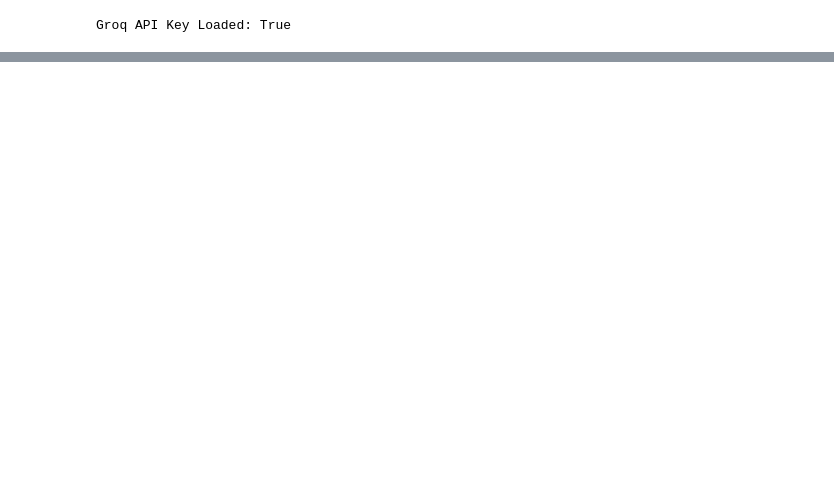
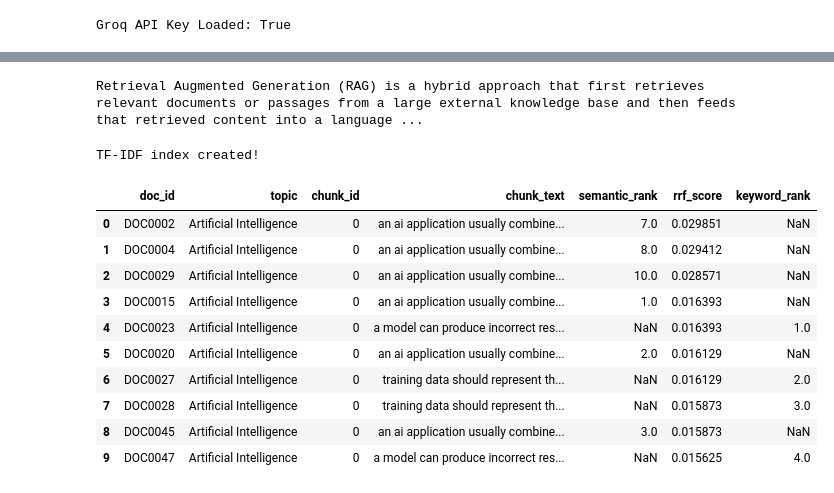
Before and after one commit to shaikyusufvali/LLM--Deeplearning, a Jupyter notebook: notebooks/01_LLM_Basics.ipynb, the cells around one changed output, grey strips where cells are left out. Saved outputs shown, nothing was run; the diff lists cells and outputs as text; code cells hidden in the pictures; blank space fills up the shorter version.

```diff
--- a/notebooks/01_LLM_Basics.ipynb
+++ b/notebooks/01_LLM_Basics.ipynb
@@ -2031,0 +2760,8 @@ The system searches a database of historical documents and pulls out a few key p
+# %%
+test_response = generate_llm_response(
+    "Explain Retrieval Augmented Generation in 3 sentences."
+)
+
+print(test_response)
+# %% [output]
+Retrieval Augmented Generation (RAG) is a hybrid approach that first retrieves relevant documents or passages from a large external knowledge base and then feeds that retrieved content into a language ...
@@ -2031,0 +2809,13 @@ The system searches a database of historical documents and pulls out a few key p
+# %%
+tfidf_vectorizer = TfidfVectorizer(
+    max_features=10000,
+    stop_words="english"
+)
+
+tfidf_matrix = tfidf_vectorizer.fit_transform(
+    chunks_df["chunk_text"].fillna("")
+)
+
+print("TF-IDF index created!")
+# %% [output]
+TF-IDF index created!
@@ -2031,0 +2914,18 @@ The system searches a database of historical documents and pulls out a few key p
+# %%
+query = "What is artificial intelligence?"
+
+results = hybrid_search(query, top_k=10)
+
+display(results)
+# %% [output]
+|  | doc_id | topic | chunk_id | chunk_text | semantic_rank | rrf_score | keyword_rank |
+| 0 | DOC0002 | Artificial Intelligence | 0 | an ai application usually combine... | 7.0 | 0.029851 | NaN |
+| 1 | DOC0004 | Artificial Intelligence | 0 | an ai application usually combine... | 8.0 | 0.029412 | NaN |
+| 2 | DOC0029 | Artificial Intelligence | 0 | an ai application usually combine... | 10.0 | 0.028571 | NaN |
+| 3 | DOC0015 | Artificial Intelligence | 0 | an ai application usually combine... | 1.0 | 0.016393 | NaN |
+| 4 | DOC0023 | Artificial Intelligence | 0 | a model can produce incorrect res... | NaN | 0.016393 | 1.0 |
+| 5 | DOC0020 | Artificial Intelligence | 0 | an ai application usually combine... | 2.0 | 0.016129 | NaN |
+| 6 | DOC0027 | Artificial Intelligence | 0 | training data should represent th... | NaN | 0.016129 | 2.0 |
+| 7 | DOC0028 | Artificial Intelligence | 0 | training data should represent th... | NaN | 0.015873 | 3.0 |
+| 8 | DOC0045 | Artificial Intelligence | 0 | an ai application usually combine... | 3.0 | 0.015873 | NaN |
+| 9 | DOC0047 | Artificial Intelligence | 0 | a model can produce incorrect res... | NaN | 0.015625 | 4.0 |
```
Also changed, not shown: parts of 65 cells of this notebook, 3 other files.
